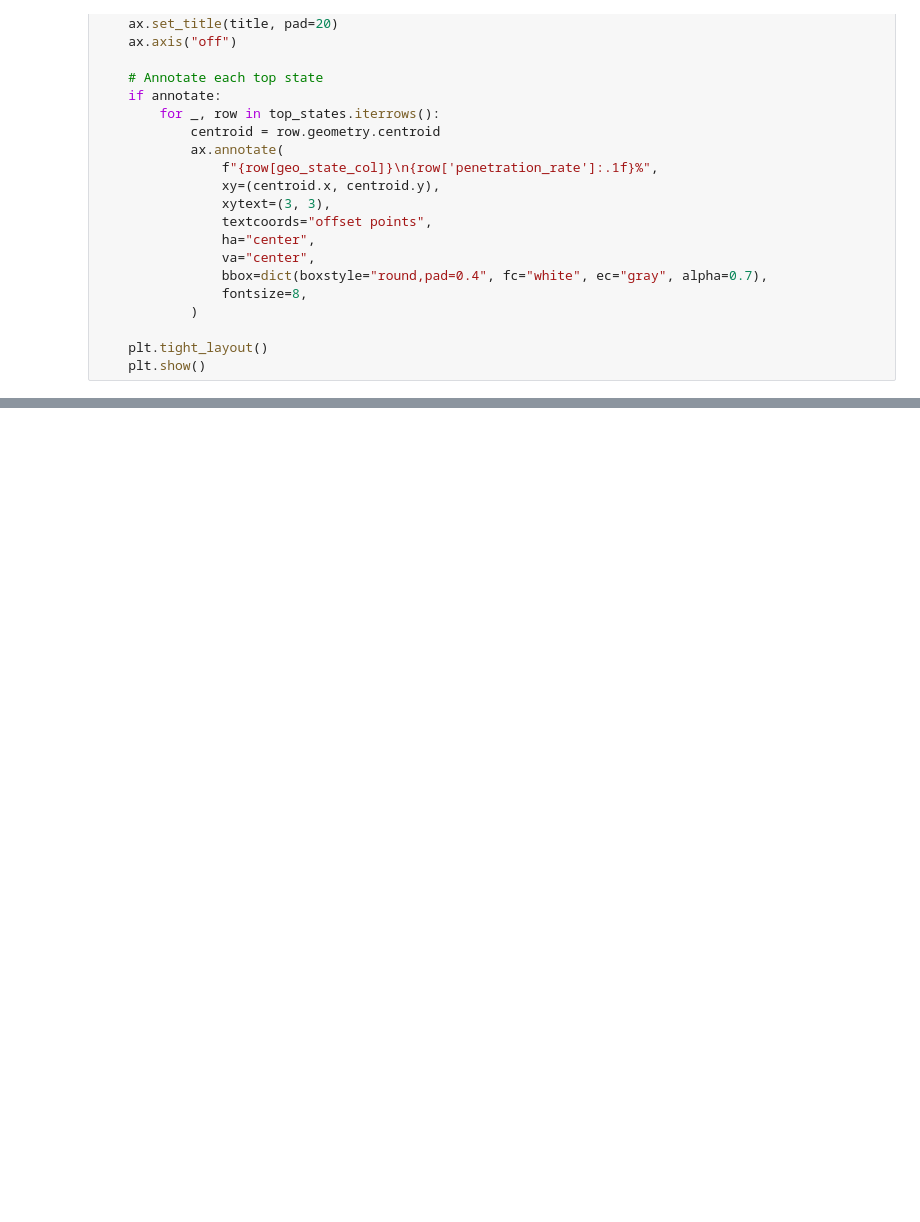
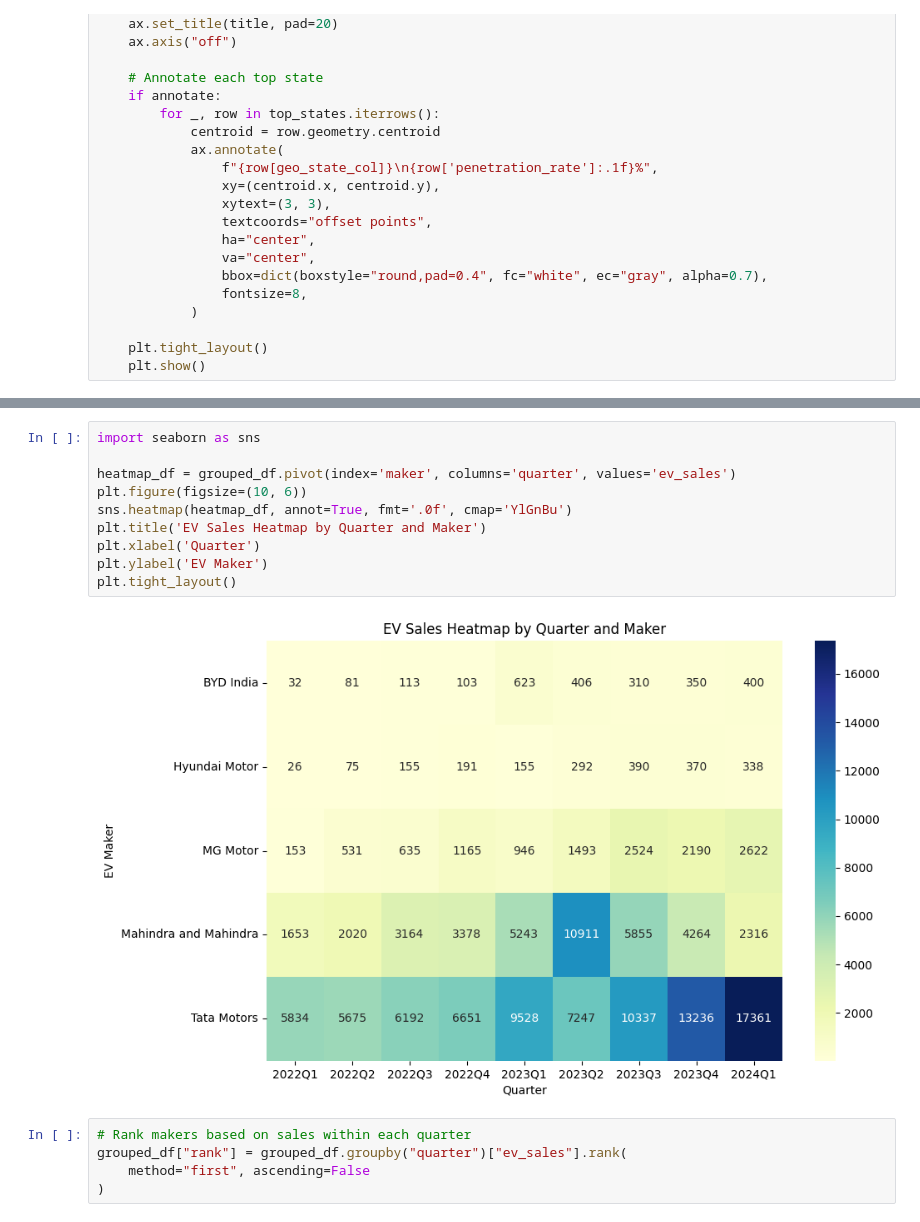
Before and after one commit to sadiqhasanrupani/ev-analysis, a Jupyter notebook: notebooks/research/3_research_question_analysis.ipynb, the cells around one changed output, grey strips where cells are left out. Cells and saved outputs as stored; diff of their text form; blank space fills up the shorter version.

```diff
--- a/notebooks/research/3_research_question_analysis.ipynb
+++ b/notebooks/research/3_research_question_analysis.ipynb
@@ -567,0 +704,17 @@ plot_ev_penetration_map(
+# %%
+import seaborn as sns
+
+heatmap_df = grouped_df.pivot(index='maker', columns='quarter', values='ev_sales')
+plt.figure(figsize=(10, 6))
+sns.heatmap(heatmap_df, annot=True, fmt='.0f', cmap='YlGnBu')
+plt.title('EV Sales Heatmap by Quarter and Maker')
+plt.xlabel('Quarter')
+plt.ylabel('EV Maker')
+plt.tight_layout()
+# %% [output]
+[figure, added]
+# %%
+# Rank makers based on sales within each quarter
+grouped_df["rank"] = grouped_df.groupby("quarter")["ev_sales"].rank(
+    method="first", ascending=False
+)
```
Also changed, not shown: parts of 65 cells of this notebook, 6 other files.
